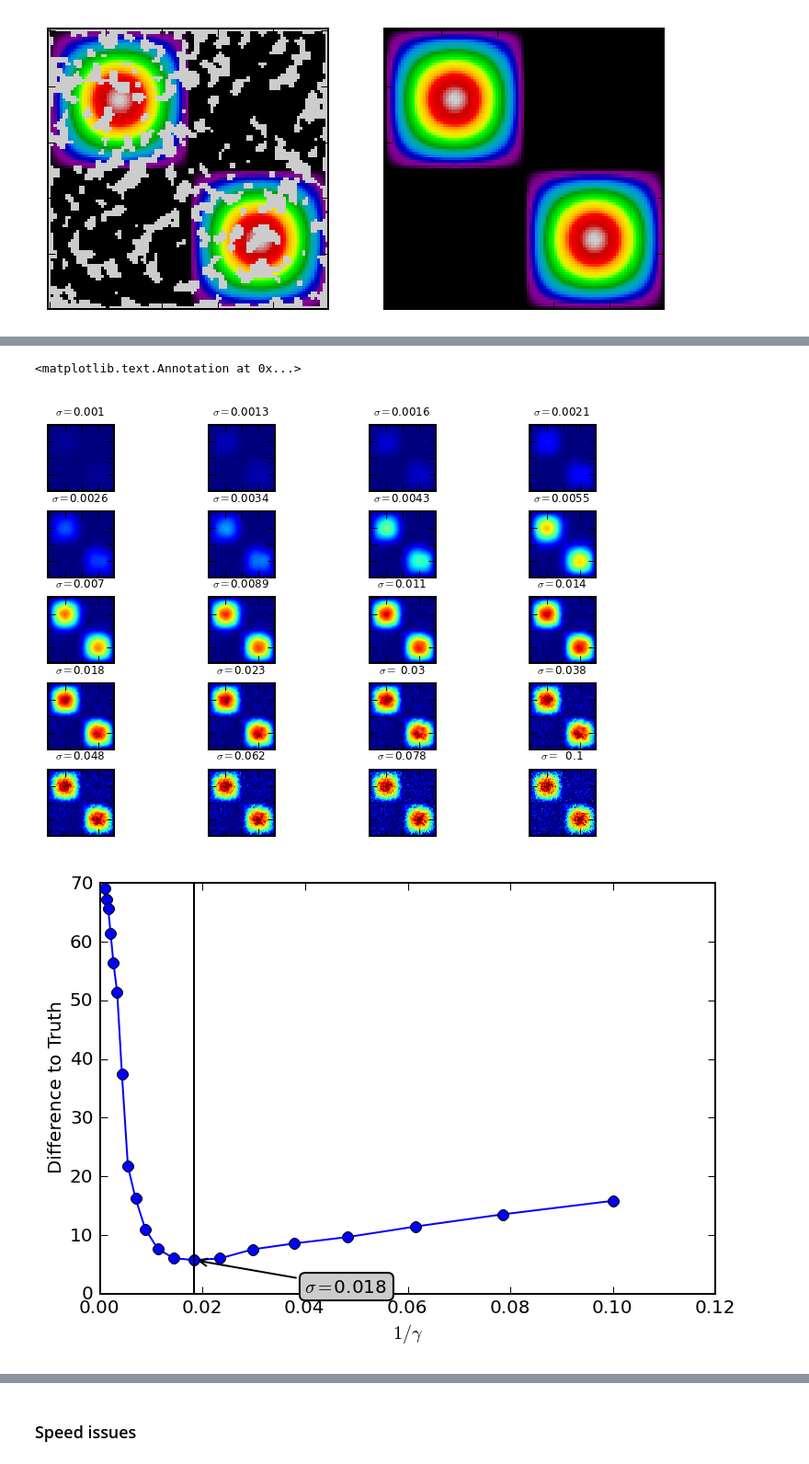
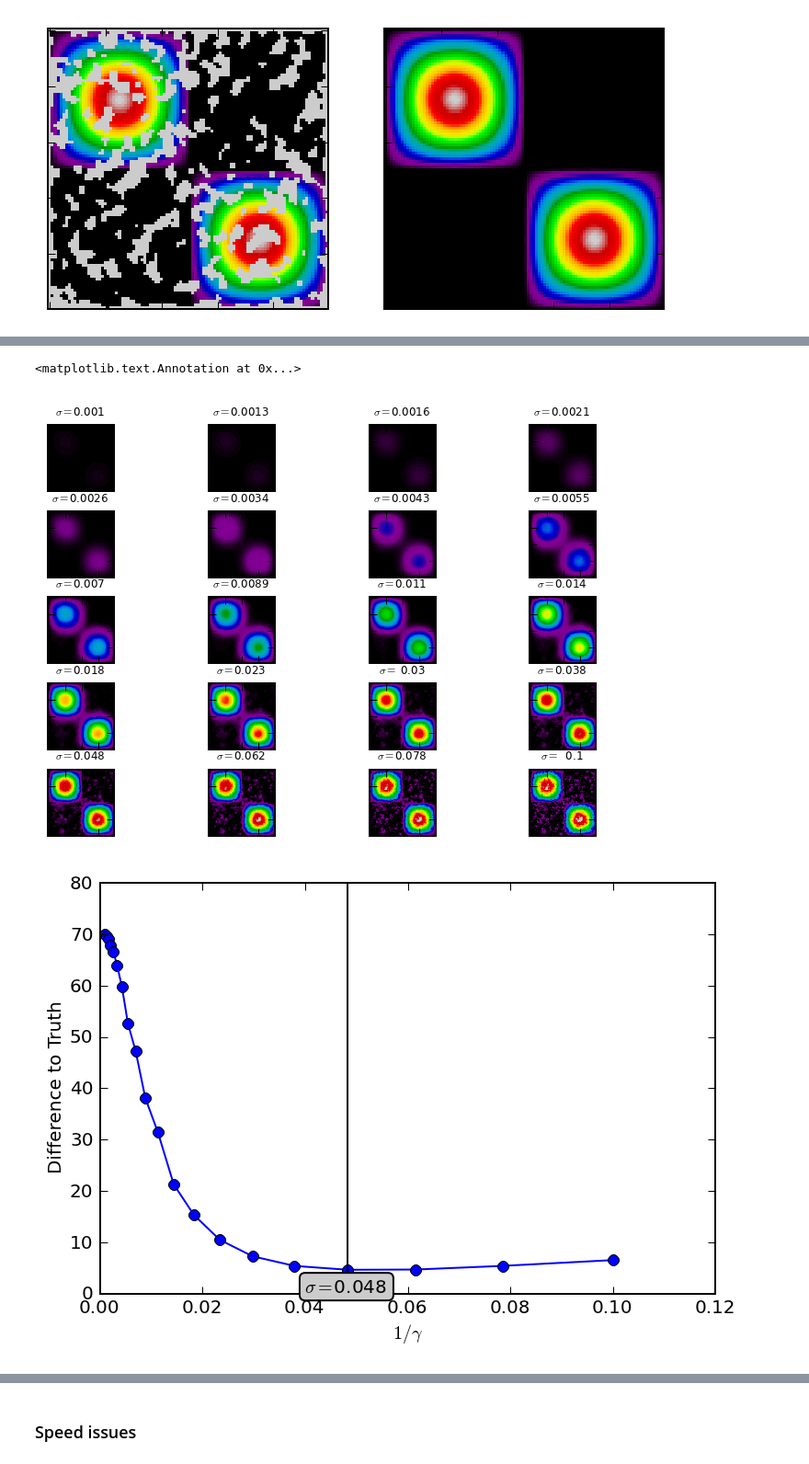
Before and after one commit to maxchernet/toy_eoldas, a Jupyter notebook: SpatialSmoothing.ipynb, the cells around one changed output, grey strips where cells are left out. Shown at 92% size. Cells and saved outputs as stored; diff of their text form; code cells hidden in the pictures.

```diff
--- a/SpatialSmoothing.ipynb
+++ b/SpatialSmoothing.ipynb
@@ -231,7 +231,7 @@ for (i,sigma_model) in enumerate(np.logspace(-2,0,20)):
                 args=( ndvi_obs, sigma_obs, sigma_model, qa_flag), \
                 iprint=1, disp=1)
     plt.subplot(5,4,i+1)
-    plt.imshow ( retval[0].reshape((40,40)), interpolation='nearest', vmin=0,vmax=1)
+    plt.imshow ( retval[0].reshape((40,40)), interpolation='nearest', vmin=0,vmax=1, cmap=plt.cm.spectral)
     plt.title( r'$\sigma=$'+"%5.2G"%sigma_model, fontsize=6)
     plt.xticks(visible=False)
     plt.yticks(visible=False)
@@ -430,10 +436,9 @@ def the_fit ( x, obs_hires, obs_lores, sigma_obs_hires, sigma_obs_lores, sigma_m
 # %%
 
-sigma_model = 0.021
+sigma_model = 0.018
 sigma_obs_hires = 0.2
 sigma_obs_lores = 0.15
 
-#def the_funco (x0 = np.random.rand  ( ndvi_obs.flatten().shape[0])*0 ):
 x0 = ndvi_true_hires.flatten()*0.
 retval = scipy.optimize.fmin_l_bfgs_b( the_fit, x0, \
                 args=( ndvi_obs_hires, ndvi_obs_lores, sigma_obs_hires, sigma_obs_lores, sigma_model, qa_flag_hires, qa_flag_lores), iprint=1, disp=1)
@@ -450,7 +469,7 @@ plt.imshow ( ndvi_true_hires, interpolation='nearest', vmin=0, vmax=1)
 # %%
 sigma_model = 0.05
 sigma_obs_hires = 0.2
-sigma_obs_lores = 0.05
+sigma_obs_lores = 0.15
 
 #def the_funco (x0 = np.random.rand  ( ndvi_obs.flatten().shape[0])*0 ):
 
@@ -465,7 +484,7 @@ for (i,sigma_model) in enumerate(np.logspace(-3,-1,20)):
                     sigma_obs_lores, sigma_model, qa_flag_hires, qa_flag_lores), iprint=1, disp=1)
 
     plt.subplot(5,4,i+1)
-    plt.imshow ( retval[0].reshape(ndvi_true_hires.shape), interpolation='nearest', vmin=0,vmax=1)
+    plt.imshow ( retval[0].reshape(ndvi_true_hires.shape), interpolation='nearest', vmin=0,vmax=1, cmap=cmap )
     plt.title( r'$\sigma=$'+"%5.2G"%sigma_model, fontsize=6)
     plt.xticks(visible=False)
     plt.yticks(visible=False)
@@ -475,32 +494,32 @@ plt.xlabel(r'$1/\gamma$')
 plt.ylabel("Difference to Truth")
 plt.axvline ( np.logspace(-3,-1,20)[np.argmin(fito.values())], c='k')
 xarrow = np.logspace(-3,-1,20)[np.argmin(fito.values())]
 yarrow = fito[np.argmin(fito.values())]
 ax = plt.gca()
 ax.annotate(r'$\sigma=$'+"%5.2G"%xarrow, xy=(xarrow, yarrow), xytext=(0.04, 0.08),
             bbox=dict(boxstyle="round", fc="0.8"),
             arrowprops=dict(arrowstyle="->"))
 # %% [output]
 Doing  0.001
 Doing  0.0012742749857
 Doing  0.00162377673919
 Doing  0.00206913808111
 Doing  0.00263665089873
 Doing  0.00335981828628
 Doing  0.00428133239872
 Doing  0.00545559478117
 Doing  0.00695192796178
 Doing  0.0088586679041
 Doing  0.0112883789168
 Doing  0.0143844988829
 Doing  0.0183298071083
 Doing  0.0233572146909
 Doing  0.0297635144163
 Doing  0.0379269019073
 Doing  0.0483293023857
 Doing  0.0615848211066
 Doing  0.0784759970351
 Doing  0.1
 <matplotlib.text.Annotation at 0x...>
-[figure, old version]
+[figure, new version]
-[figure, old version]
+[figure, new version]
```
Also changed, not shown: parts of 14 cells of this notebook.
